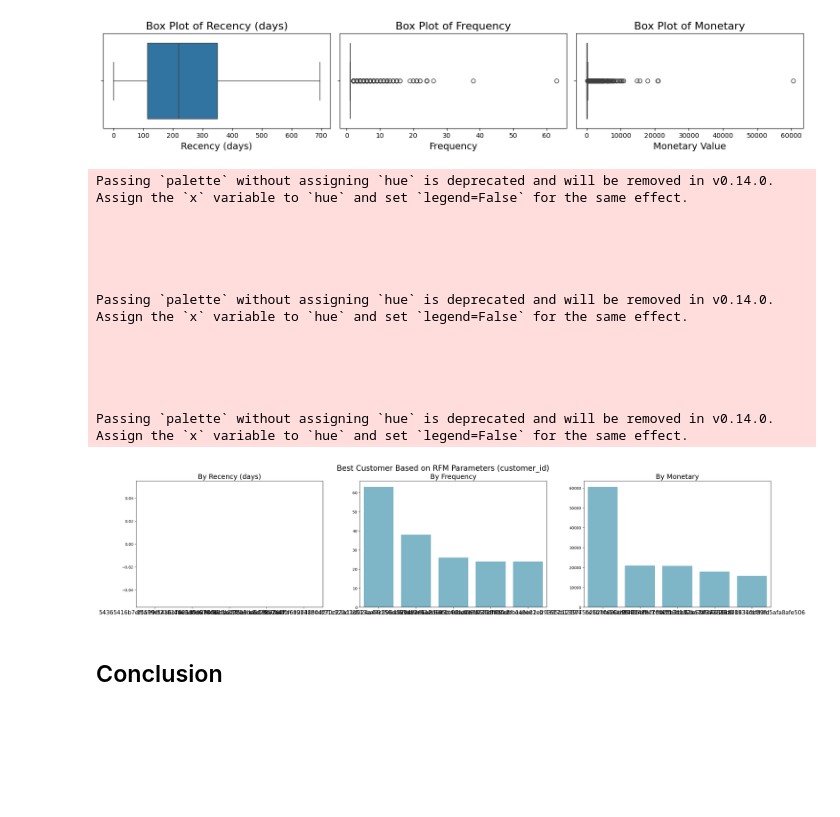
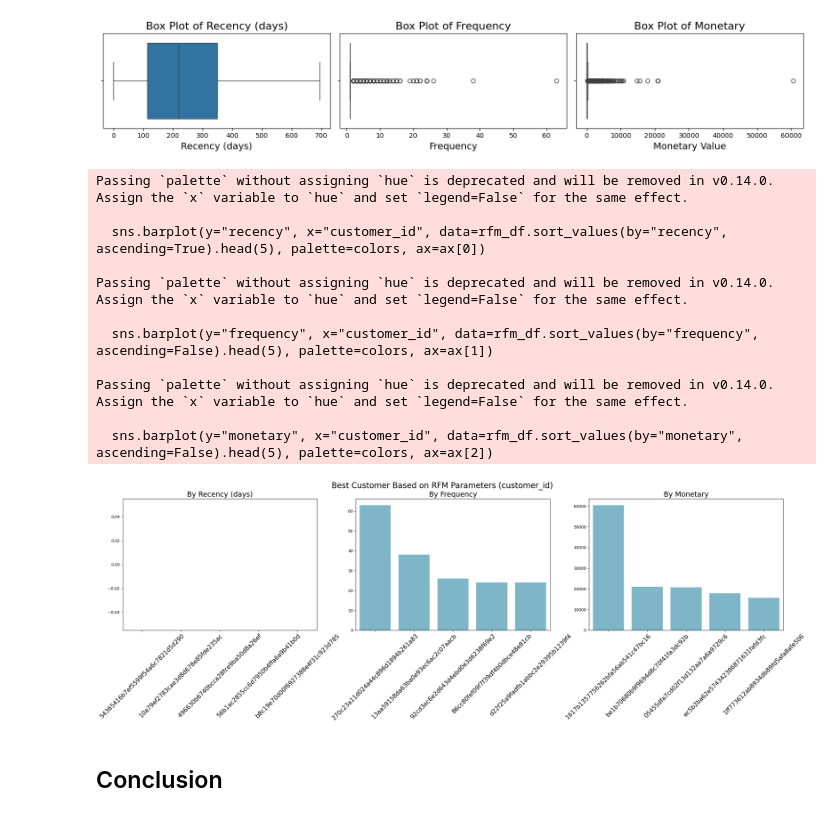
Before and after one commit to alvienandrianto/e_commerce_analysis, a Jupyter notebook: notebook.ipynb, the cells around one changed output. Drawn from its saved outputs; the diff is of its cells as text; code cells hidden in the pictures; blank space fills up the shorter version.

```diff
--- a/notebook.ipynb
+++ b/notebook.ipynb
@@ -1668,40 +1717,41 @@ sns.barplot(y="recency", x="customer_id", data=rfm_df.sort_values(by="recency",
 ax[0].set_ylabel(None)
 ax[0].set_xlabel(None)
 ax[0].set_title("By Recency (days)", loc="center", fontsize=18)
 ax[0].tick_params(axis='x', labelsize=15)
+ax[0].tick_params(axis='x', rotation=45)  # Rotate x labels for better readability
 
 # Bar plot for Frequency
 sns.barplot(y="frequency", x="customer_id", data=rfm_df.sort_values(by="frequency", ascending=False).head(5), palette=colors, ax=ax[1])
 ax[1].set_ylabel(None)
 ax[1].set_xlabel(None)
 ax[1].set_title("By Frequency", loc="center", fontsize=18)
 ax[1].tick_params(axis='x', labelsize=15)
+ax[1].tick_params(axis='x', rotation=45)  # Rotate x labels for better readability
 
 # Bar plot for Monetary
 sns.barplot(y="monetary", x="customer_id", data=rfm_df.sort_values(by="monetary", ascending=False).head(5), palette=colors, ax=ax[2])
 ax[2].set_ylabel(None)
 ax[2].set_xlabel(None)
 ax[2].set_title("By Monetary", loc="center", fontsize=18)
 ax[2].tick_params(axis='x', labelsize=15)
+ax[2].tick_params(axis='x', rotation=45)  # Rotate x labels for better readability
 
 # Overall title for the figure
 plt.suptitle("Best Customer Based on RFM Parameters (customer_id)", fontsize=20)
 plt.show()
 # %% [output]
 Passing `palette` without assigning `hue` is deprecated and will be removed in v0.14.0. Assign the `x` variable to `hue` and set `legend=False` for the same effect.
 
-
-
-
+  sns.barplot(y="recency", x="customer_id", data=rfm_df.sort_values(by="recency", ascending=True).head(5), palette=colors, ax=ax[0])
 
 Passing `palette` without assigning `hue` is deprecated and will be removed in v0.14.0. Assign the `x` variable to `hue` and set `legend=False` for the same effect.
 
-
-
-
+  sns.barplot(y="frequency", x="customer_id", data=rfm_df.sort_values(by="frequency", ascending=False).head(5), palette=colors, ax=ax[1])
 
 Passing `palette` without assigning `hue` is deprecated and will be removed in v0.14.0. Assign the `x` variable to `hue` and set `legend=False` for the same effect.
+
+  sns.barplot(y="monetary", x="customer_id", data=rfm_df.sort_values(by="monetary", ascending=False).head(5), palette=colors, ax=ax[2])
-[figure, old version]
+[figure, new version]
 # %% [markdown]
 ## Conclusion
 # %% [markdown]
```
Also changed, not shown: parts of 16 cells of this notebook, 1 other file.
